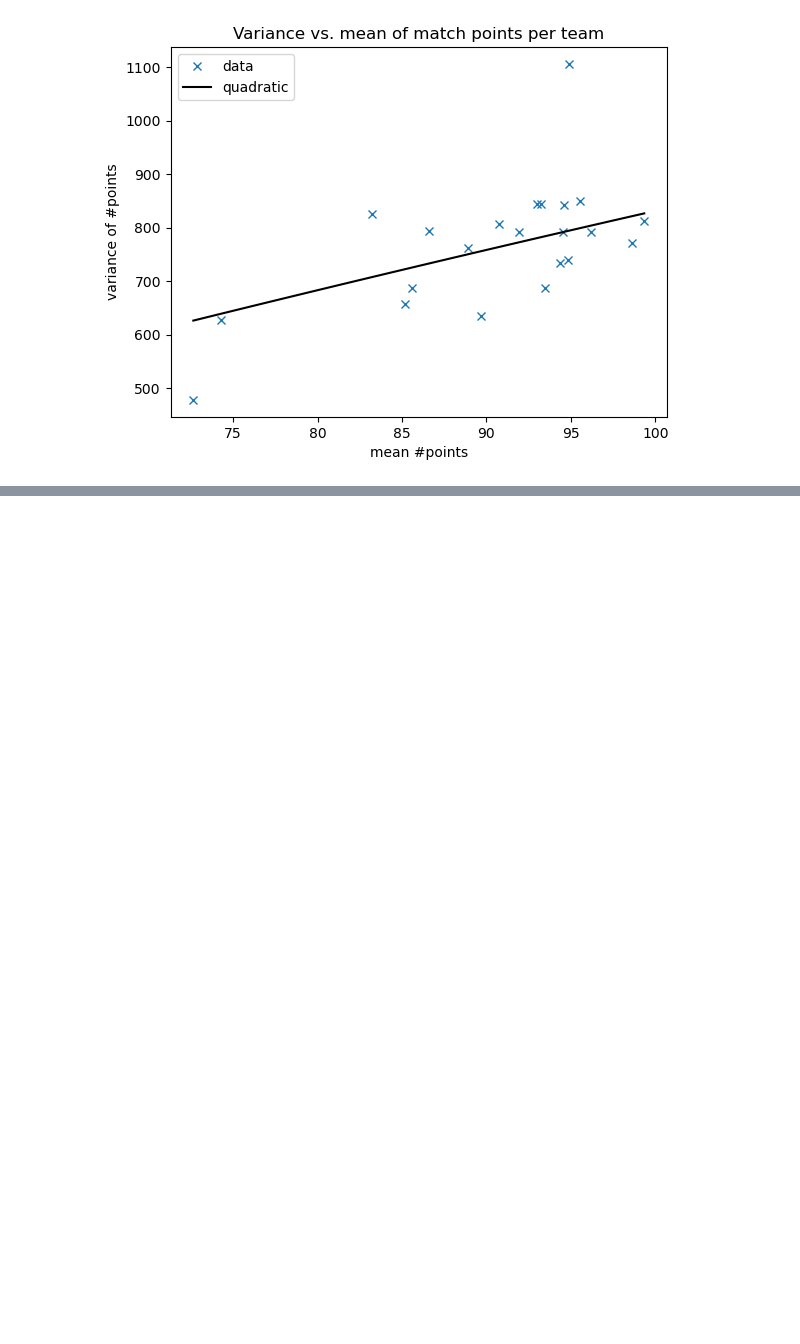
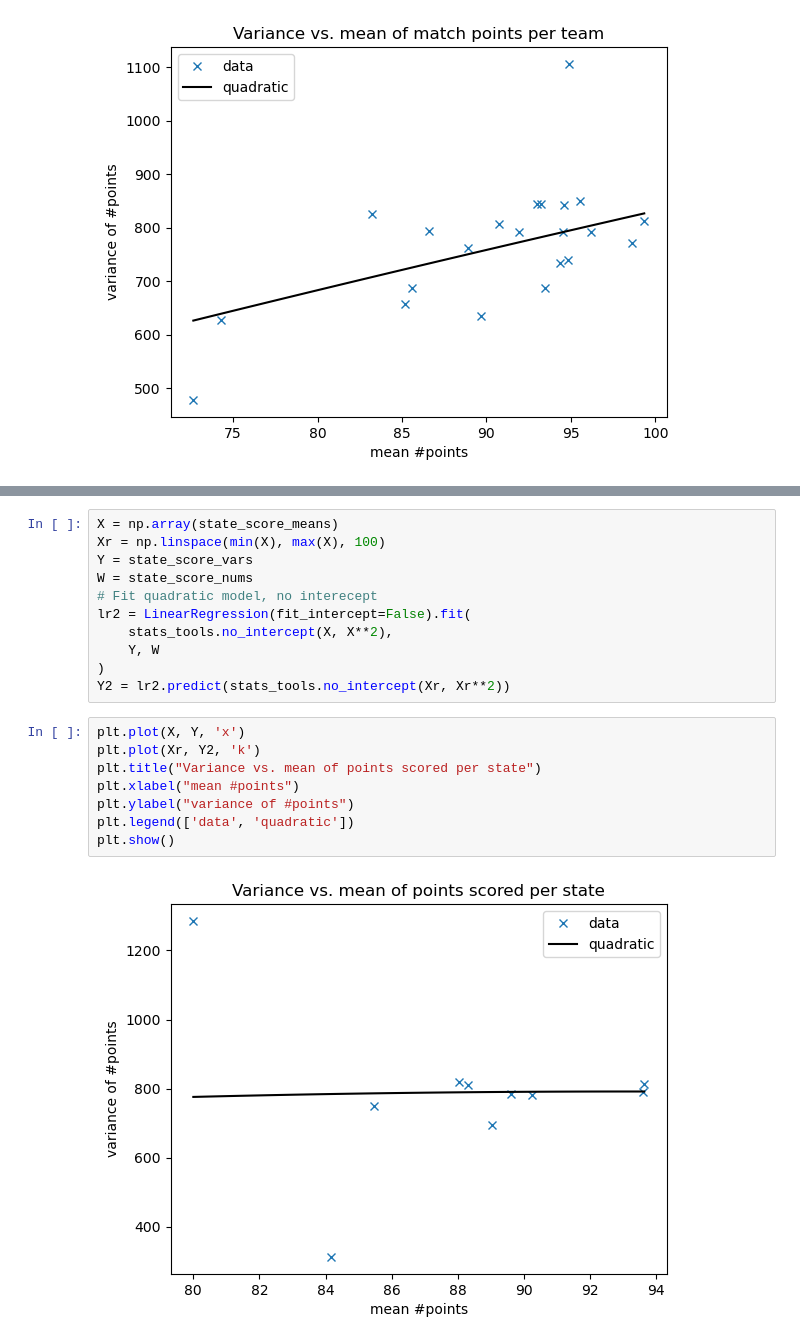
Before and after one commit to gaj67/gaj-data-science, a Jupyter notebook: AFL/notebooks/4_data_analysis.ipynb, the cells around one changed output, grey strips where cells are left out. Saved outputs shown, nothing was run; the diff lists cells and outputs as text; blank space fills up the shorter version.

```diff
--- a/AFL/notebooks/4_data_analysis.ipynb
+++ b/AFL/notebooks/4_data_analysis.ipynb
@@ -1623,0 +1755,21 @@ xx  note about testing this in the next chapter.
+# %%
+X = np.array(state_score_means)
+Xr = np.linspace(min(X), max(X), 100)
+Y = state_score_vars
+W = state_score_nums
+# Fit quadratic model, no interecept
+lr2 = LinearRegression(fit_intercept=False).fit(
+    stats_tools.no_intercept(X, X**2),
+    Y, W
+)
+Y2 = lr2.predict(stats_tools.no_intercept(Xr, Xr**2))
+# %%
+plt.plot(X, Y, 'x')
+plt.plot(Xr, Y2, 'k')
+plt.title("Variance vs. mean of points scored per state")
+plt.xlabel("mean #points")
+plt.ylabel("variance of #points")
+plt.legend(['data', 'quadratic'])
+plt.show()
+# %% [output]
+[figure, added]
```
Also changed, not shown: parts of 46 cells of this notebook, 1 other file.
